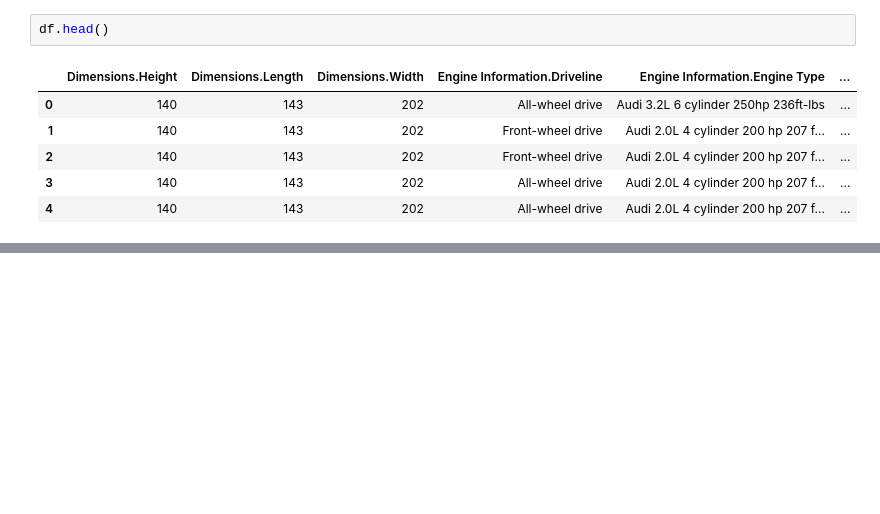
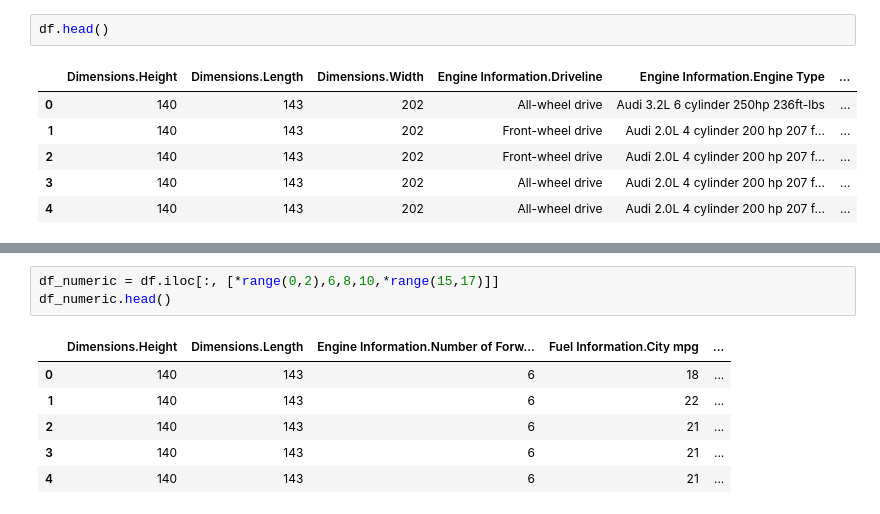
Before and after one commit to luizsdias/data_vis_com, a Jupyter notebook: Data_Visualization_CA.ipynb, the cells around one changed output, grey strips where cells are left out. Saved outputs shown, nothing was run; the diff lists cells and outputs as text; blank space fills up the shorter version.

```diff
--- a/Data_Visualization_CA.ipynb
+++ b/Data_Visualization_CA.ipynb
@@ -56,0 +80,10 @@ df.iloc[1:10,[1,2,5]]
+# %%
+df_numeric = df.iloc[:, [*range(0,2),6,8,10,*range(15,17)]]
+df_numeric.head()
+# %% [output]
+|  | Dimensions.Height | Dimensions.Length | Engine Information.Number of Forw... | Fuel Information.City mpg | ... |
+| 0 | 140 | 143 | 6 | 18 | ... |
+| 1 | 140 | 143 | 6 | 22 | ... |
+| 2 | 140 | 143 | 6 | 21 | ... |
+| 3 | 140 | 143 | 6 | 21 | ... |
+| 4 | 140 | 143 | 6 | 21 | ... |
```
Also changed, not shown: parts of 12 cells of this notebook.
